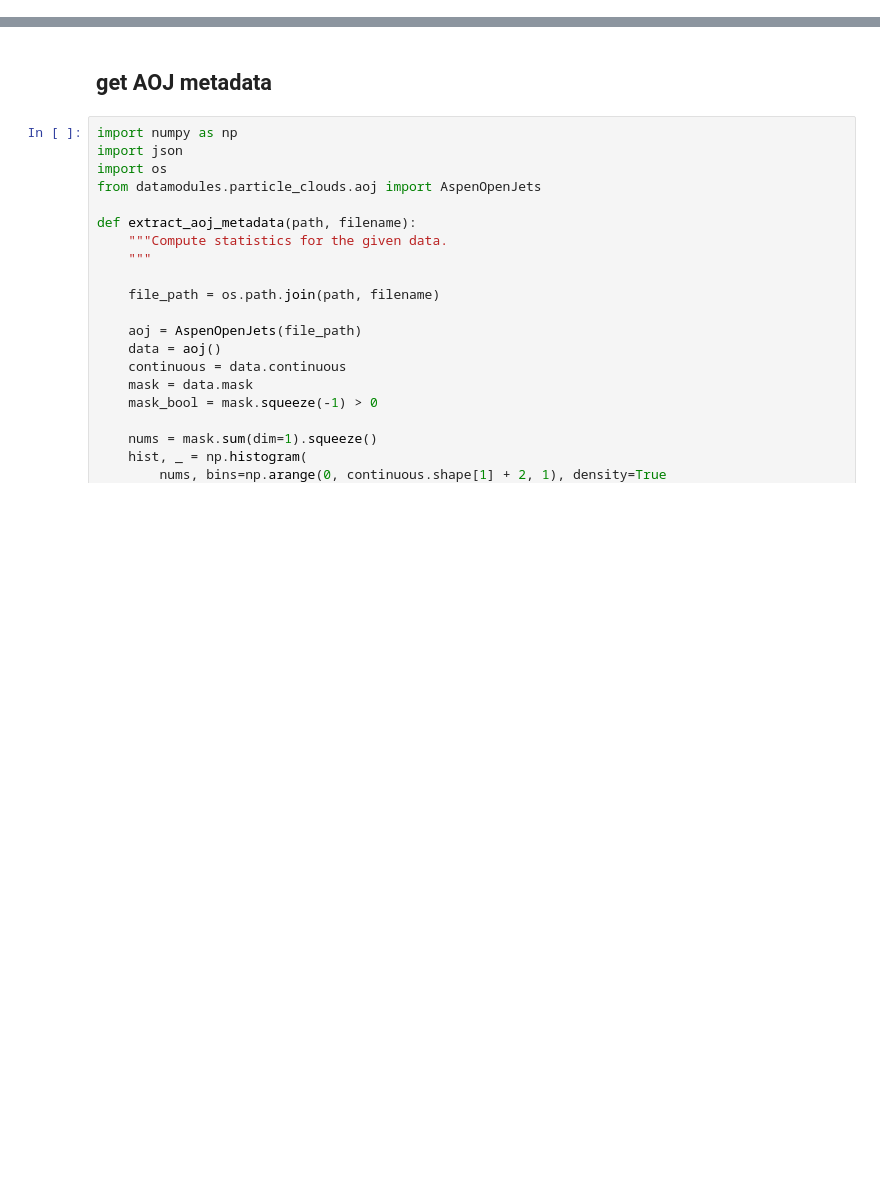
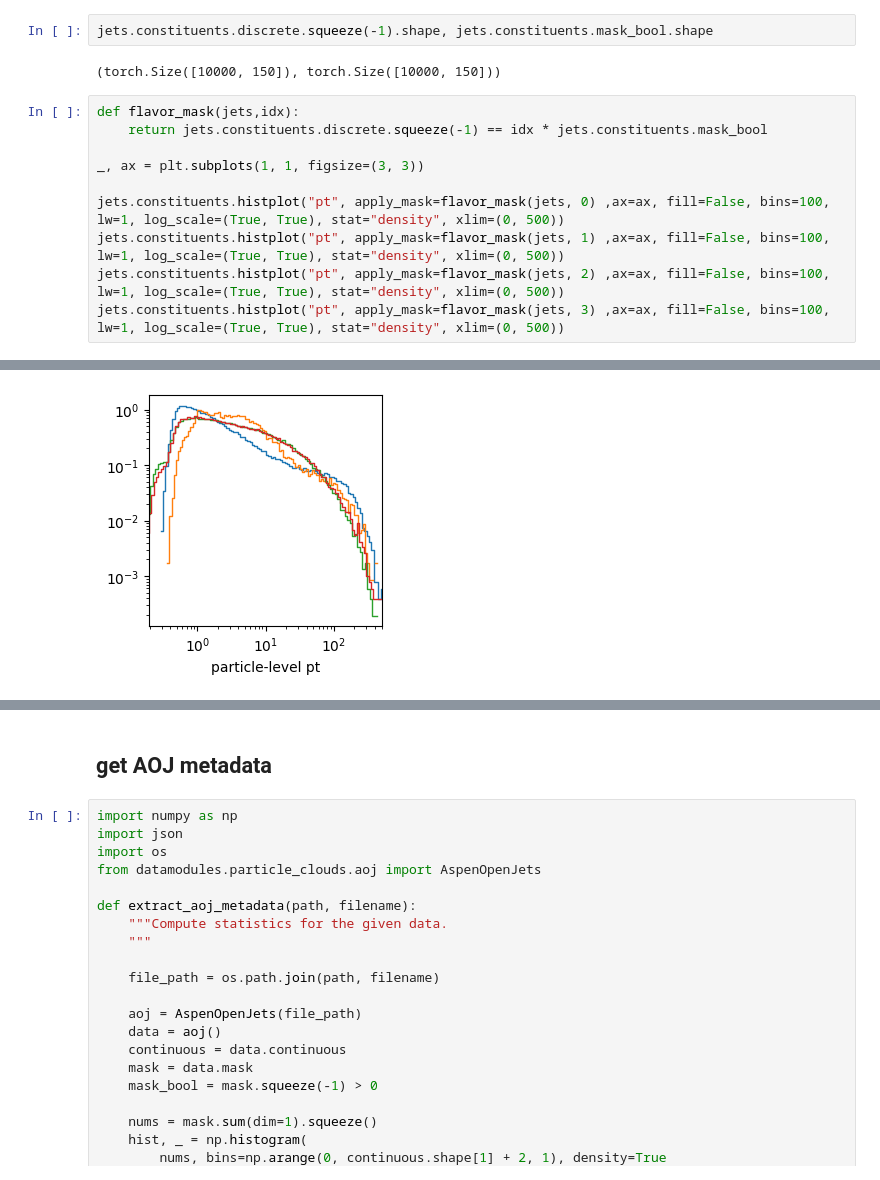
Before and after one commit to dfaroughy/Multimodal-Bridges, a Jupyter notebook: notebooks/data.ipynb, the cells around one changed output, grey strips where cells are left out. Cells and saved outputs as stored; diff of their text form; blank space fills up the shorter version.

```diff
--- a/notebooks/data.ipynb
+++ b/notebooks/data.ipynb
@@ -80,0 +45,15 @@ data.continuous.shape, data.discrete.shape
+# %%
+jets.constituents.discrete.squeeze(-1).shape, jets.constituents.mask_bool.shape
+# %% [output]
+(torch.Size([10000, 150]), torch.Size([10000, 150]))
+# %%
+def flavor_mask(jets,idx):
+    return jets.constituents.discrete.squeeze(-1) == idx * jets.constituents.mask_bool
+
+_, ax = plt.subplots(1, 1, figsize=(3, 3))
+
+jets.constituents.histplot("pt", apply_mask=flavor_mask(jets, 0) ,ax=ax, fill=False, bins=100, lw=1, log_scale=(True, True), stat="density", xlim=(0, 500))
+jets.constituents.histplot("pt", apply_mask=flavor_mask(jets, 1) ,ax=ax, fill=False, bins=100, lw=1, log_scale=(True, True), stat="density", xlim=(0, 500))
+jets.constituents.histplot("pt", apply_mask=flavor_mask(jets, 2) ,ax=ax, fill=False, bins=100, lw=1, log_scale=(True, True), stat="density", xlim=(0, 500))
+jets.constituents.histplot("pt", apply_mask=flavor_mask(jets, 3) ,ax=ax, fill=False, bins=100, lw=1, log_scale=(True, True), stat="density", xlim=(0, 500))
+# %% [output]
@@ -81,2 +64,3 @@ data.continuous.shape, data.discrete.shape
+[figure, added]
 # %%
 _, ax = plt.subplots(1, 1, figsize=(2, 2))
```
Also changed, not shown: parts of 22 cells of this notebook, 7 other files.
